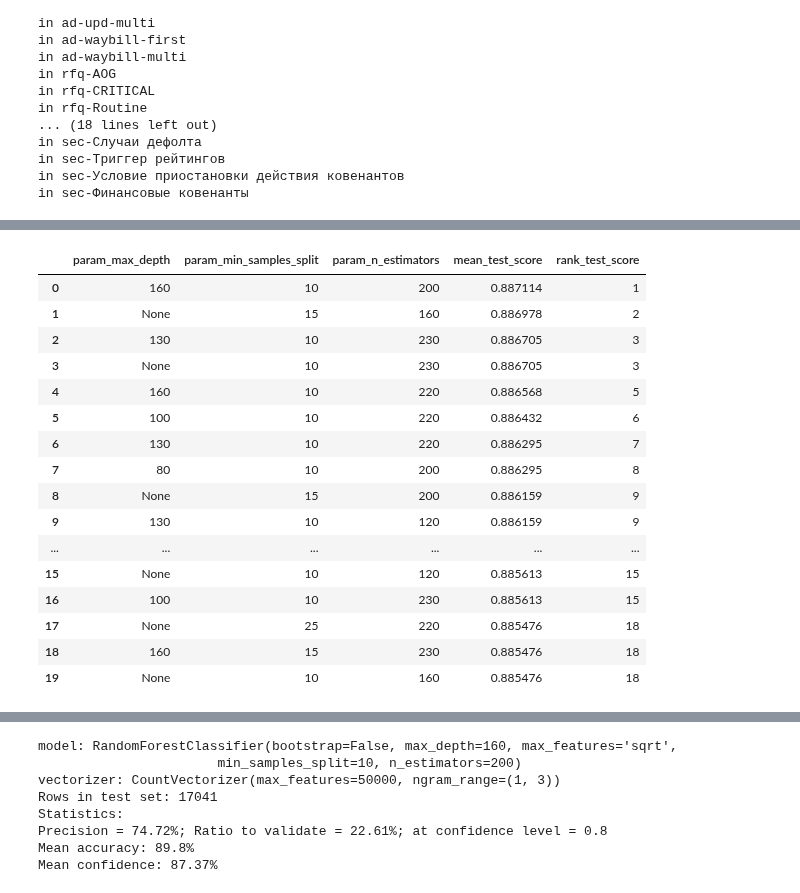
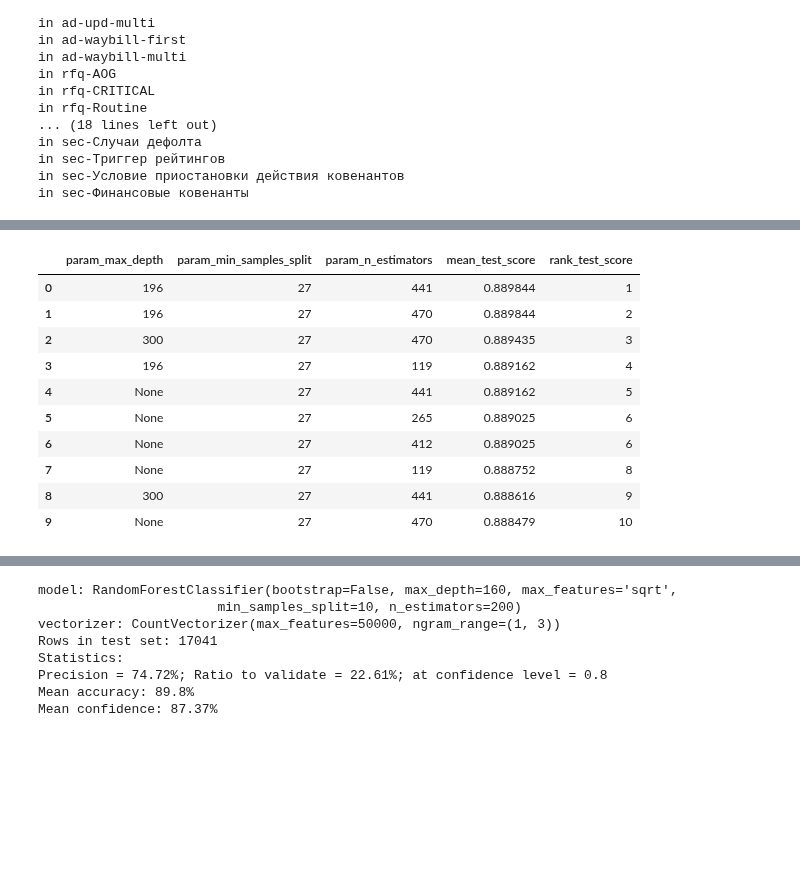
Before and after one commit to cherepasshka/document-classifier, a Jupyter notebook: DOCUMENT_CLASSIFIER.ipynb, the cells around one changed output, grey strips where cells are left out. Saved outputs shown, nothing was run; the diff lists cells and outputs as text; code cells hidden in the pictures; blank space fills up the shorter version.

```diff
--- a/DOCUMENT_CLASSIFIER.ipynb
+++ b/DOCUMENT_CLASSIFIER.ipynb
@@ -251,0 +282,3 @@ rs.best_params_
+# %%
+# rf = RandomForestClassifier(bootstrap=False, max_features='sqrt', min_samples_leaf=1)
+rs = RunRandomizedCrossValidation(RandomForestClassifier(), param_dist, 3, 170)
@@ -353,0 +504,12 @@ Mean confidence: 87.49%
+# %%
+n_estimators = [int(x) for x in np.linspace(start=90, stop=510, num=14)]
+max_depth = [int(x) for x in np.linspace(start=30, stop=300, num=10)] + [None]
+min_samples_split = [int(x) for x in np.linspace(start=5, stop=55, num=11)]
+
+param_dist = {
+    'n_estimators' : n_estimators,
+    'max_depth' : max_depth,
+    'min_samples_split' : min_samples_split,
+}
+for key in param_dist.keys():
+    print('{}: {}'.format(key, param_dist[key]))
@@ -359,25 +568,15 @@ def GetBestArgs(rs_df, param):
     srtd = [x[1] for x in srtd]
     return srtd
 # %%
-best_n_estimators = GetBestArgs(rs_df, 'param_n_estimators')[:5]
-#best_max_features = GetBestArgs(rs_df, 'param_max_features')[:1]
+best_n_estimators = GetBestArgs(rs_df, 'param_n_estimators')[:6]
 best_max_depth = [None] + GetBestArgs(rs_df, 'param_max_depth')[:4]
 best_min_samples_split = GetBestArgs(rs_df, 'param_min_samples_split')[:4]
-#best_min_samples_leaf = GetBestArgs(rs_df, 'param_min_samples_leaf')[:3]
-#best_bootstrap = [False, True]
 
-#best_min_df = GetBestArgs(rs_df, 'param_vctr__min_df')[:2]
-#best_max_df = GetBestArgs(rs_df, 'param_vctr__max_df')[:2]
-param_grid = {
+param_dist = {
     'n_estimators' : best_n_estimators,
-    #'max_features' : best_max_features,
     'max_depth' : best_max_depth,
     'min_samples_split' : best_min_samples_split,
-    #'min_samples_leaf' : best_min_samples_leaf,
-    #'bootstrap' : best_bootstrap,
-    #'vctr__min_df' : best_min_df,
-    #'vctr__max_df' : best_max_df
 }
-
-print(param_grid)
+for key in param_dist.keys():
+    print('{}: {}'.format(key, param_dist[key]))
 # %% [output]
@@ -391,5 +586,5 @@ X_train = vectorizer.fit_transform(X_train)
 # %%
 rf = RandomForestClassifier(bootstrap=False, max_features='sqrt', min_samples_leaf=1)
-gs = GridSearchCV(rf, param_grid, cv=3, verbose=3, n_jobs=1)
+gs = GridSearchCV(rf, param_dist, cv=3, verbose=3, n_jobs=1)
 gs.fit(X_train, Y_train)
 # %% [output]
@@ -417,21 +617,15 @@ print(gs.best_params_)
 # %%
 gs_df = GetResultsDataFrame(gs)
-gs_df.head(20)
+gs_df.head(10)
 # %% [output]
 |  | param_max_depth | param_min_samples_split | param_n_estimators | mean_test_score | rank_test_score |
-| 0 | 160 | 10 | 200 | 0.887114 | 1 |
-| 1 | None | 15 | 160 | 0.886978 | 2 |
-| 2 | 130 | 10 | 230 | 0.886705 | 3 |
-| 3 | None | 10 | 230 | 0.886705 | 3 |
-| 4 | 160 | 10 | 220 | 0.886568 | 5 |
-| 5 | 100 | 10 | 220 | 0.886432 | 6 |
-| 6 | 130 | 10 | 220 | 0.886295 | 7 |
-| 7 | 80 | 10 | 200 | 0.886295 | 8 |
-| 8 | None | 15 | 200 | 0.886159 | 9 |
-| 9 | 130 | 10 | 120 | 0.886159 | 9 |
-| ... | ... | ... | ... | ... | ... |
-| 15 | None | 10 | 120 | 0.885613 | 15 |
-| 16 | 100 | 10 | 230 | 0.885613 | 15 |
-| 17 | None | 25 | 220 | 0.885476 | 18 |
-| 18 | 160 | 15 | 230 | 0.885476 | 18 |
-| 19 | None | 10 | 160 | 0.885476 | 18 |
+| 0 | 196 | 27 | 441 | 0.889844 | 1 |
+| 1 | 196 | 27 | 470 | 0.889844 | 2 |
+| 2 | 300 | 27 | 470 | 0.889435 | 3 |
+| 3 | 196 | 27 | 119 | 0.889162 | 4 |
+| 4 | None | 27 | 441 | 0.889162 | 5 |
+| 5 | None | 27 | 265 | 0.889025 | 6 |
+| 6 | None | 27 | 412 | 0.889025 | 6 |
+| 7 | None | 27 | 119 | 0.888752 | 8 |
+| 8 | 300 | 27 | 441 | 0.888616 | 9 |
+| 9 | None | 27 | 470 | 0.888479 | 10 |
```
Also changed, not shown: parts of 44 cells of this notebook.
